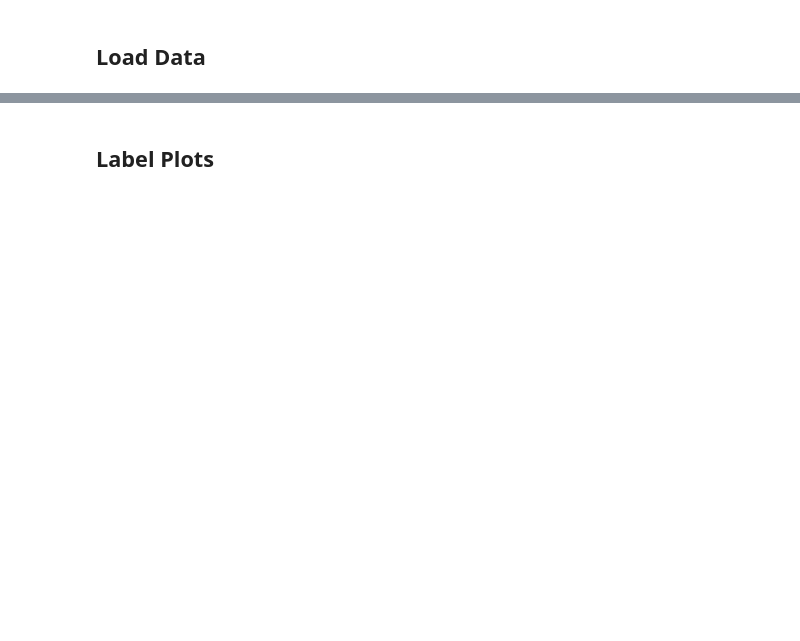
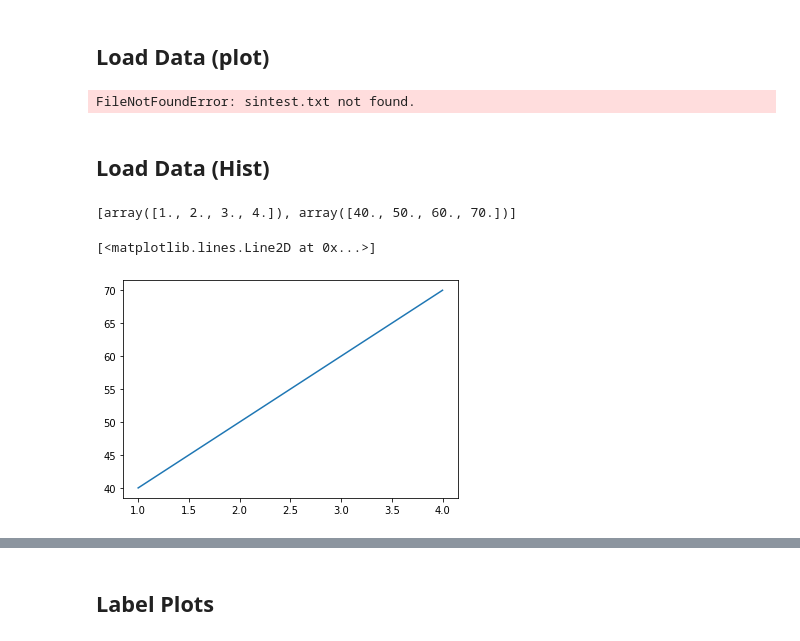
Before and after one commit to peckalec/SiPM-Studies, a Jupyter notebook: plotter.ipynb, the cells around one changed output, grey strips where cells are left out. Saved outputs shown, nothing was run; the diff lists cells and outputs as text; code cells hidden in the pictures; blank space fills up the shorter version.

```diff
--- a/plotter.ipynb
+++ b/plotter.ipynb
@@ -2,11 +2,11 @@
 import numpy as np
 import matplotlib.pyplot as plt
 # %% [markdown]
-## Load Data
+## Load Data (plot)
 # %%
 #  !!input document must be delineated with two collumns of (x,y) points!!
 #  Graph two functions at different x points on one graph
-data1 = np.loadtxt("26vcal.txt",float)
+data1 = np.loadtxt("coincidence.txt",float)
 data2 = np.loadtxt("sintest.txt",float)
 
 Xaxis1 = data1[:,0]
@@ -14,3 +14,38 @@ Yaxis1 = data1[:,1]
 
 Xaxis2 = data2[:,0]
 Yaxis2 = 100*data2[:,1]
+# %% [output]
+FileNotFoundError: sintest.txt not found.
+# %% [markdown]
+## Load Data (Hist)
+# %%
+#this is a test cell
+
+def textloader(textfilename):
+    graph = [[],[]]
+    data = np.loadtxt(str(textfilename + ".txt"),float)
+    graph0 = data[:,0]
+    graph1 = data[:,2]
+
+    graph[0] = graph0
+    graph[1] = graph1
+    return graph
+# %%
+#this is a test cell
+
+#graph1 = (np.array(graph[:,0]))
+#list1 = graph[:,0]
+#list2 = graph[:,2]
+#graph2 = (np.array(graph[:,2]))
+#np.append(init,2)
+#print(graph1)
+#print(init)
+output = textloader("example")
+
+print(output)
+
+plt.plot(output[0],output[1])
+# %% [output]
+[array([1., 2., 3., 4.]), array([40., 50., 60., 70.])]
+[<matplotlib.lines.Line2D at 0x...>]
+[figure, added]
```
Also changed, not shown: parts of 12 cells of this notebook.
